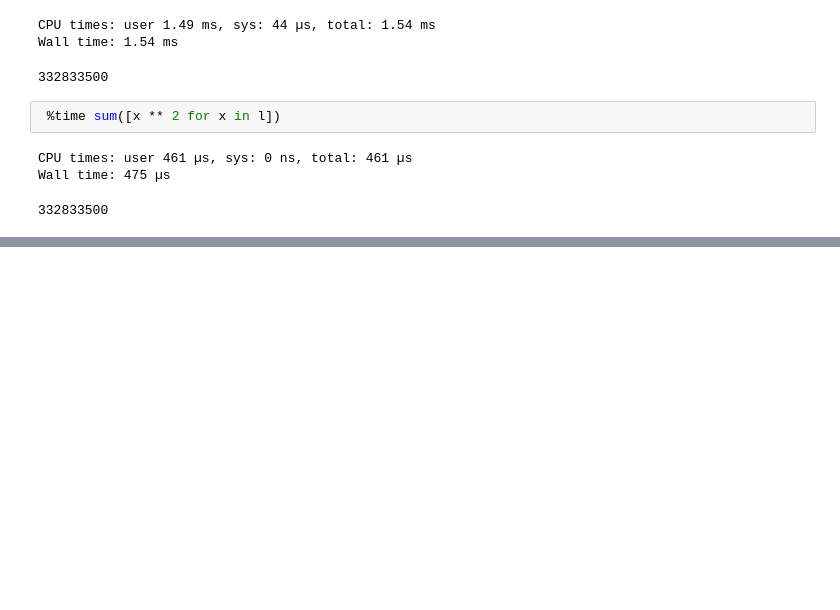
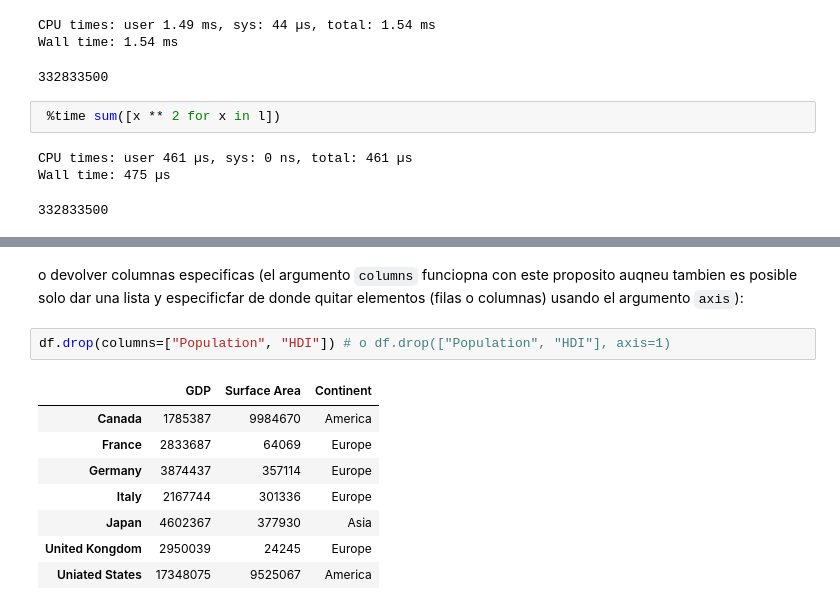
Before and after one commit to Ryuta2329/course-notes, a Jupyter notebook: fCC_data_analysis_python.ipynb, the cells around one changed output, grey strips where cells are left out. Drawn from its saved outputs; the diff is of its cells as text; blank space fills up the shorter version.

````diff
--- a/fCC_data_analysis_python.ipynb
+++ b/fCC_data_analysis_python.ipynb
@@ -127,0 +321,13 @@ array([0.51826869, 0.54468613])
+# %% [markdown]
+o devolver columnas especificas (el argumento ```columns``` funciopna con este proposito auqneu tambien es posible solo dar una lista y especificfar de donde quitar elementos (filas o columnas) usando el argumento ```axis```):
+# %%
+df.drop(columns=["Population", "HDI"]) # o df.drop(["Population", "HDI"], axis=1)
+# %% [output]
+|  | GDP | Surface Area | Continent |
+| Canada | 1785387 | 9984670 | America |
+| France | 2833687 | 64069 | Europe |
+| Germany | 3874437 | 357114 | Europe |
+| Italy | 2167744 | 301336 | Europe |
+| Japan | 4602367 | 377930 | Asia |
+| United Kongdom | 2950039 | 24245 | Europe |
+| Uniated States | 17348075 | 9525067 | America |
````
Also changed, not shown: parts of 50 cells of this notebook.
